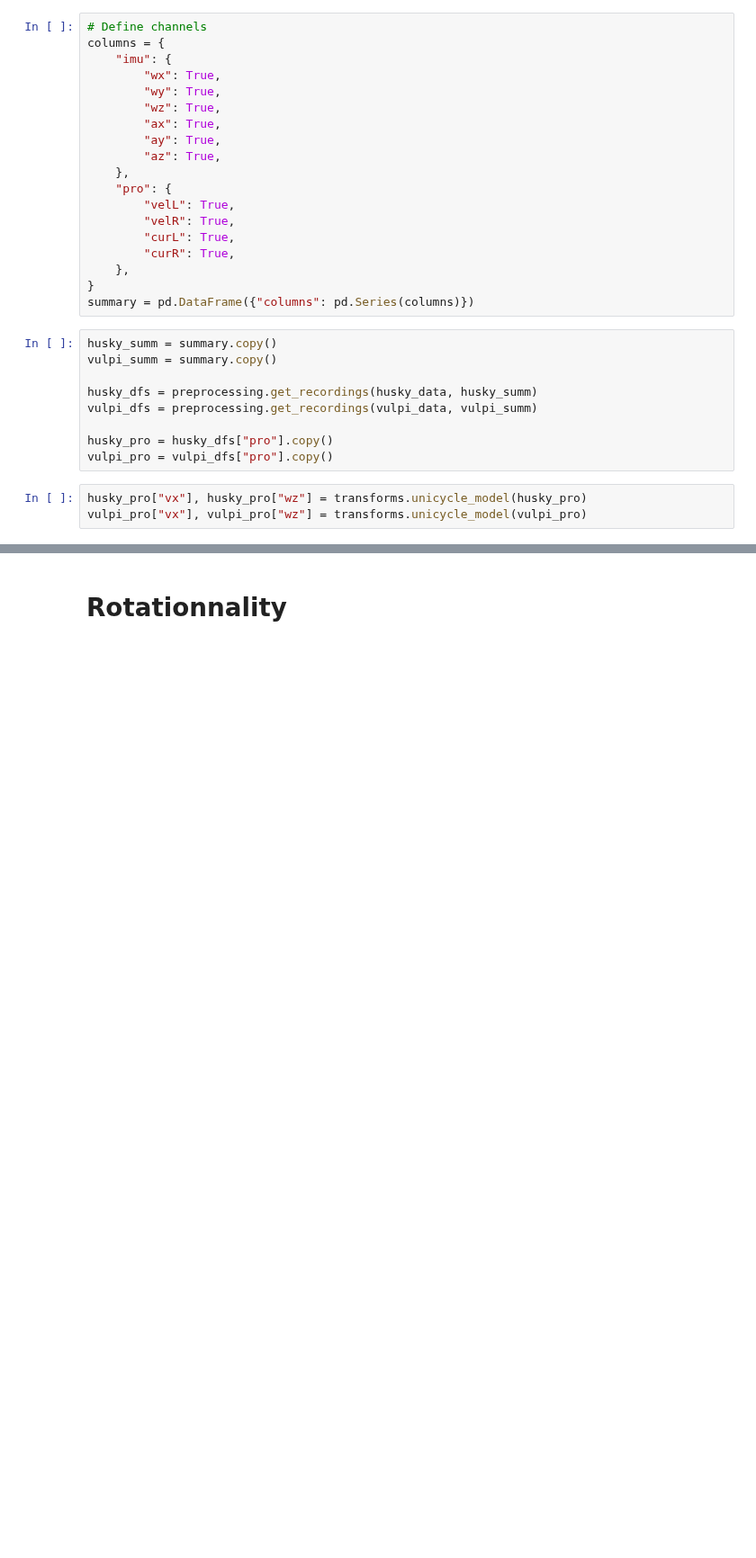
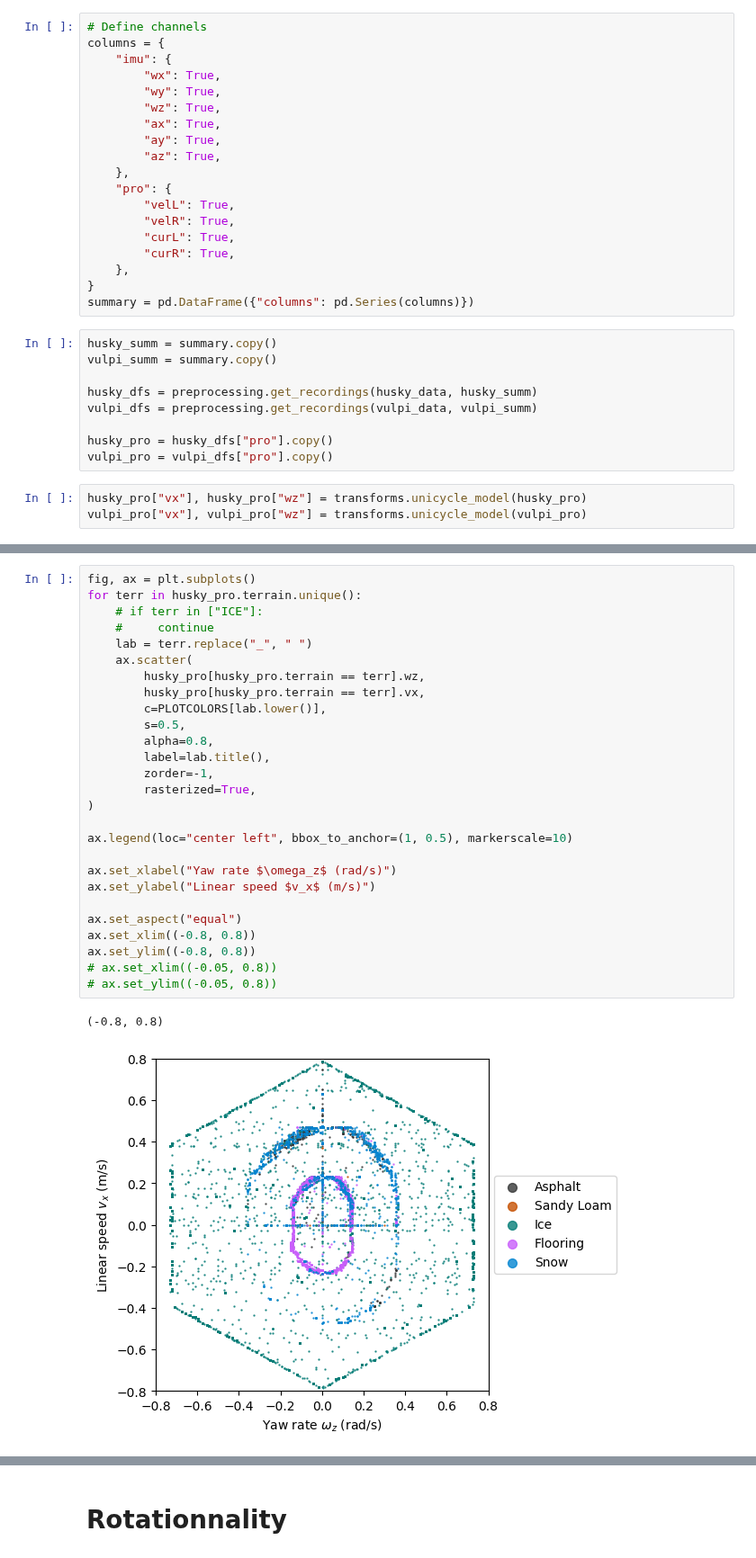
Before and after one commit to norlab-ulaval/BorealTC, a Jupyter notebook: analysis/dataset-stats.ipynb, the cells around one changed output, grey strips where cells are left out. Shown at 90% size. Drawn from its saved outputs; the diff is of its cells as text; blank space fills up the shorter version.

```diff
--- a/analysis/dataset-stats.ipynb
+++ b/analysis/dataset-stats.ipynb
@@ -92,3 +90,33 @@ with plt.style.context('analysis/figure.mplstyle'):
+# %%
+fig, ax = plt.subplots()
+for terr in husky_pro.terrain.unique():
+    # if terr in ["ICE"]:
+    #     continue
+    lab = terr.replace("_", " ")
+    ax.scatter(
+        husky_pro[husky_pro.terrain == terr].wz,
+        husky_pro[husky_pro.terrain == terr].vx,
+        c=PLOTCOLORS[lab.lower()],
+        s=0.5,
+        alpha=0.8,
+        label=lab.title(),
+        zorder=-1,
+        rasterized=True,
+)
+
+ax.legend(loc="center left", bbox_to_anchor=(1, 0.5), markerscale=10)
+
+ax.set_xlabel("Yaw rate $\omega_z$ (rad/s)")
+ax.set_ylabel("Linear speed $v_x$ (m/s)")
+
+ax.set_aspect("equal")
+ax.set_xlim((-0.8, 0.8))
+ax.set_ylim((-0.8, 0.8))
+# ax.set_xlim((-0.05, 0.8))
+# ax.set_ylim((-0.05, 0.8))
+# %% [output]
+(-0.8, 0.8)
+[figure, added]
 # %%
 descriptions = {
     "hvx": stats.describe(husky_pro.vx)._asdict(),
```
Also changed, not shown: parts of 6 cells of this notebook, 2 other files.
